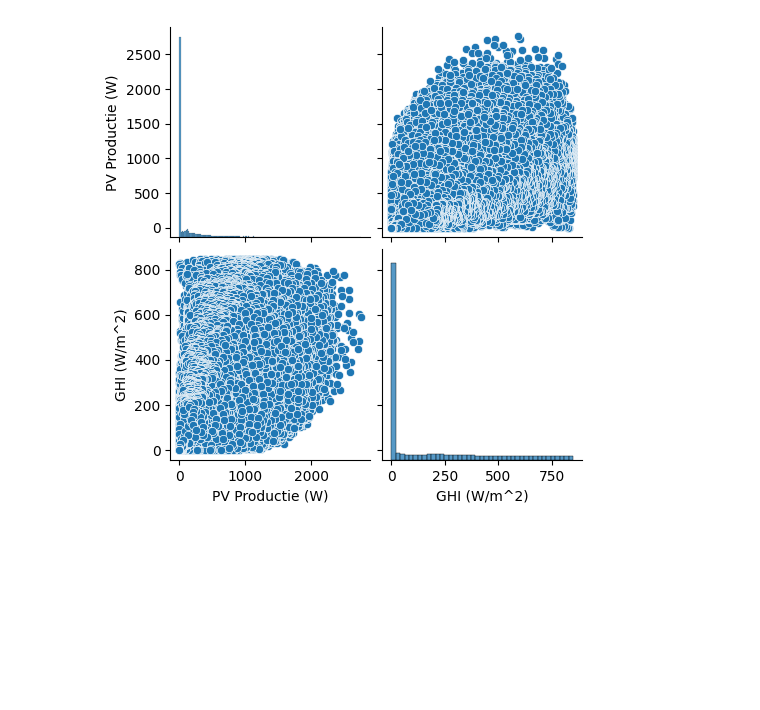
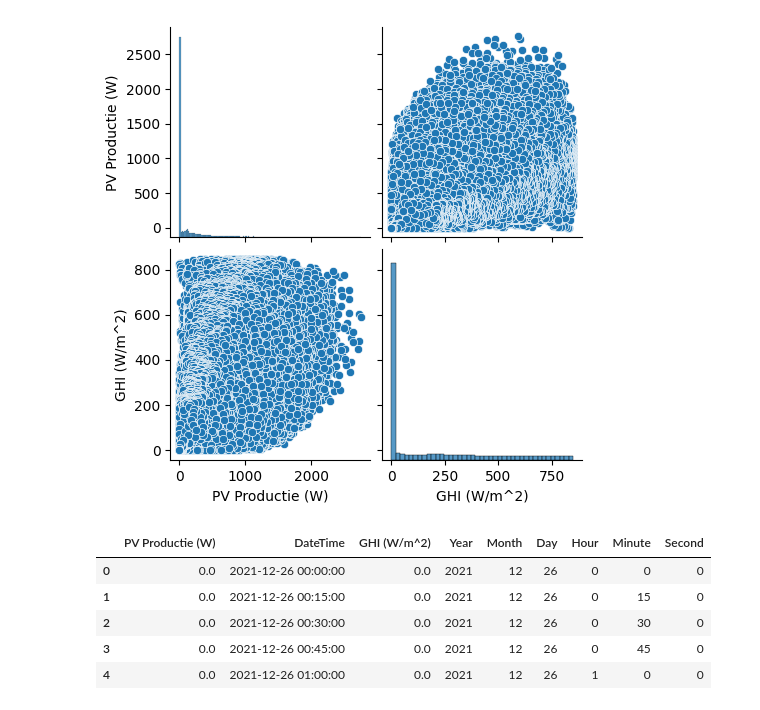
Before and after one commit to Ozziehman/Energiescan, a Jupyter notebook: 2022_15min_data_EDA_preprocessing.ipynb, the cells around one changed output. Saved outputs shown, nothing was run; the diff lists cells and outputs as text; code cells hidden in the pictures; blank space fills up the shorter version.

```diff
--- a/2022_15min_data_EDA_preprocessing.ipynb
+++ b/2022_15min_data_EDA_preprocessing.ipynb
@@ -151,3 +151,19 @@ sns.pairplot(df)
 # %% [output]
 <seaborn.axisgrid.PairGrid at 0x...>
 [figure]
+# %%
+# split date time into seperate columns
+df['Year'] = df['DateTime'].dt.year
+df['Month'] = df['DateTime'].dt.month
+df['Day'] = df['DateTime'].dt.day
+df['Hour'] = df['DateTime'].dt.hour
+df['Minute'] = df['DateTime'].dt.minute
+df['Second'] = df['DateTime'].dt.second
+df.head()
+# %% [output]
+|  | PV Productie (W) | DateTime | GHI (W/m^2) | Year | Month | Day | Hour | Minute | Second |
+| 0 | 0.0 | 2021-12-26 00:00:00 | 0.0 | 2021 | 12 | 26 | 0 | 0 | 0 |
+| 1 | 0.0 | 2021-12-26 00:15:00 | 0.0 | 2021 | 12 | 26 | 0 | 15 | 0 |
+| 2 | 0.0 | 2021-12-26 00:30:00 | 0.0 | 2021 | 12 | 26 | 0 | 30 | 0 |
+| 3 | 0.0 | 2021-12-26 00:45:00 | 0.0 | 2021 | 12 | 26 | 0 | 45 | 0 |
+| 4 | 0.0 | 2021-12-26 01:00:00 | 0.0 | 2021 | 12 | 26 | 1 | 0 | 0 |
```
Also changed, not shown: parts of 3 cells of this notebook, 1 other file.
